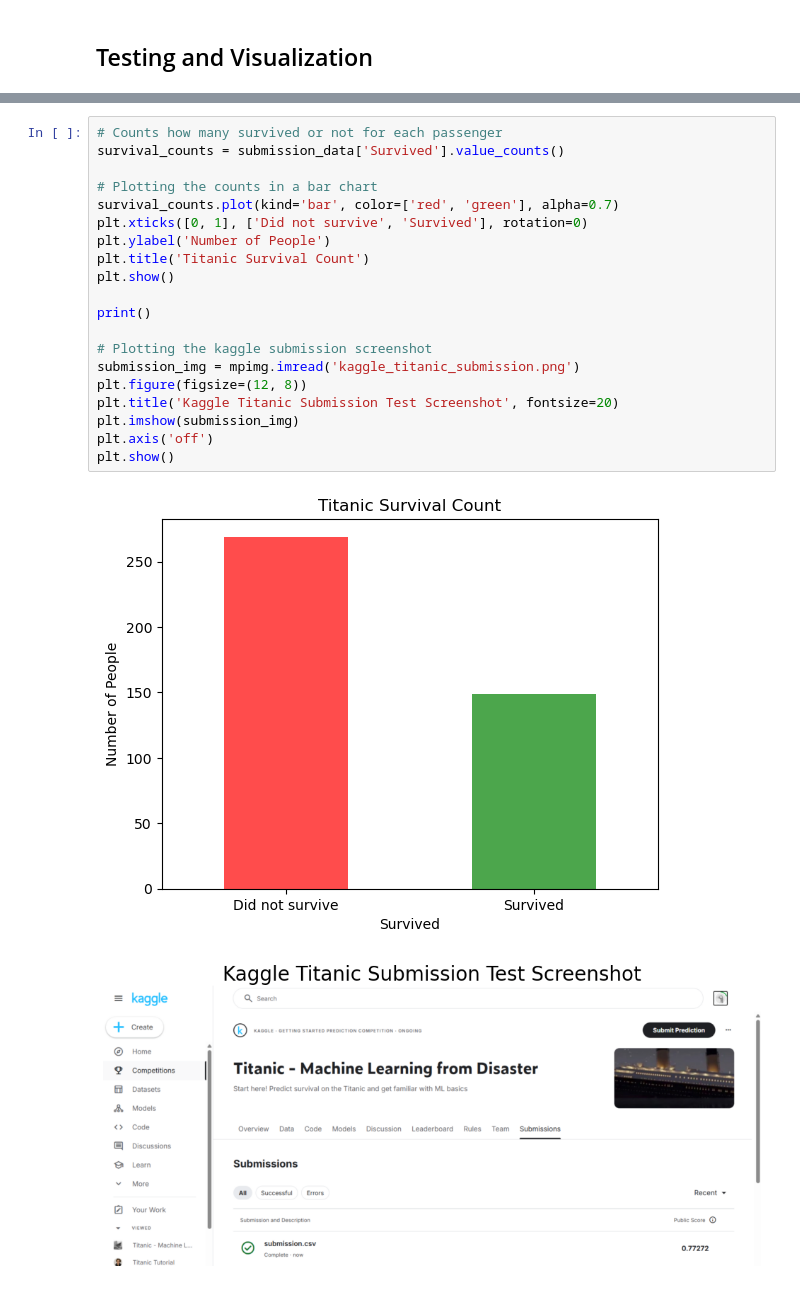
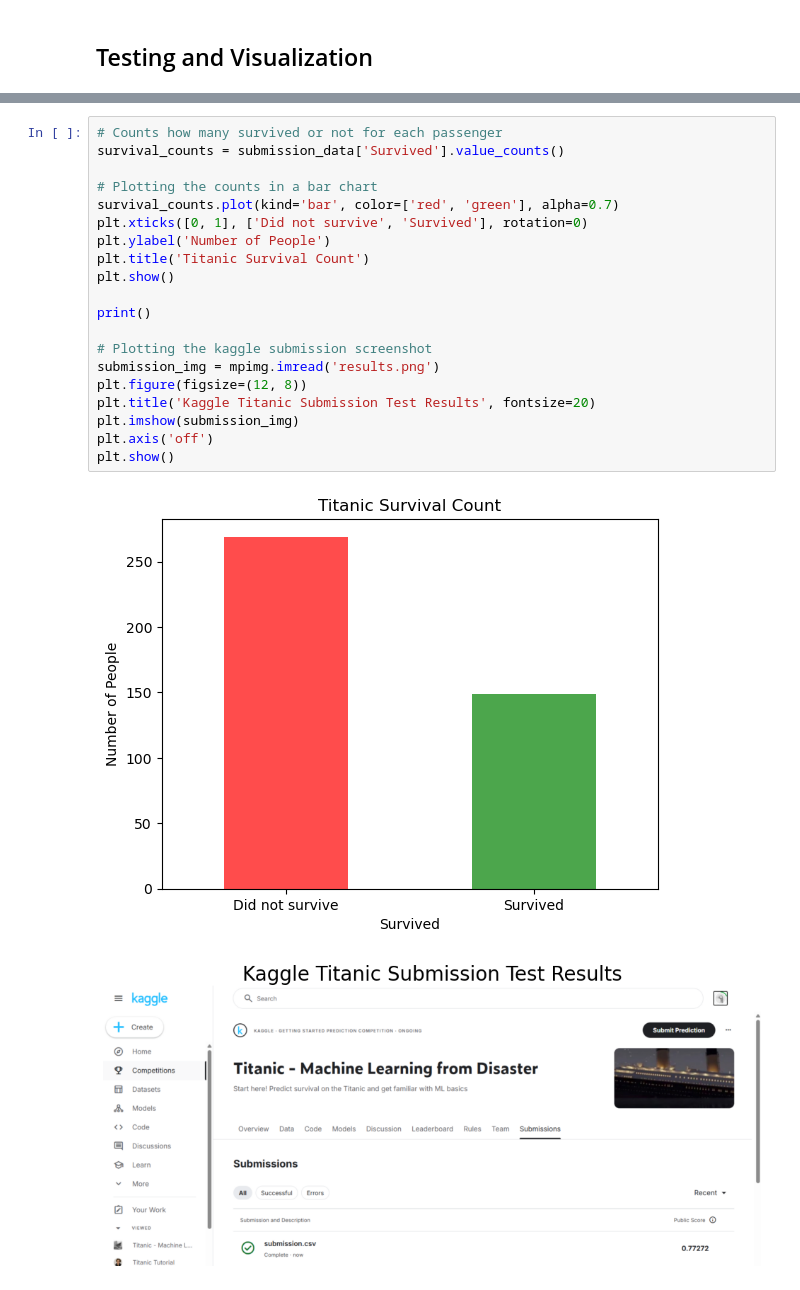
Before and after one commit to Mmajko03/CS549-Final-Project---Group-2, a Jupyter notebook: Materials/titanic/titanic-project-calculating-survival-rate.ipynb, the cells around one changed output, grey strips where cells are left out. Saved outputs shown, nothing was run; the diff lists cells and outputs as text.

```diff
--- a/Materials/titanic/titanic-project-calculating-survival-rate.ipynb
+++ b/Materials/titanic/titanic-project-calculating-survival-rate.ipynb
@@ -216,23 +216,23 @@ Submitted Submission file
 # %%
 # Counts how many survived or not for each passenger
 survival_counts = submission_data['Survived'].value_counts()
 
 # Plotting the counts in a bar chart
 survival_counts.plot(kind='bar', color=['red', 'green'], alpha=0.7)
 plt.xticks([0, 1], ['Did not survive', 'Survived'], rotation=0)
 plt.ylabel('Number of People')
 plt.title('Titanic Survival Count')
 plt.show()
 
 print()
 
 # Plotting the kaggle submission screenshot
-submission_img = mpimg.imread('kaggle_titanic_submission.png')
+submission_img = mpimg.imread('results.png')
 plt.figure(figsize=(12, 8))
-plt.title('Kaggle Titanic Submission Test Screenshot', fontsize=20)
+plt.title('Kaggle Titanic Submission Test Results', fontsize=20)
 plt.imshow(submission_img)
 plt.axis('off')
 plt.show()
 # %% [output]
 [figure]
-[figure, old version]
+[figure, new version]
```
Also changed, not shown: 2 other files.
